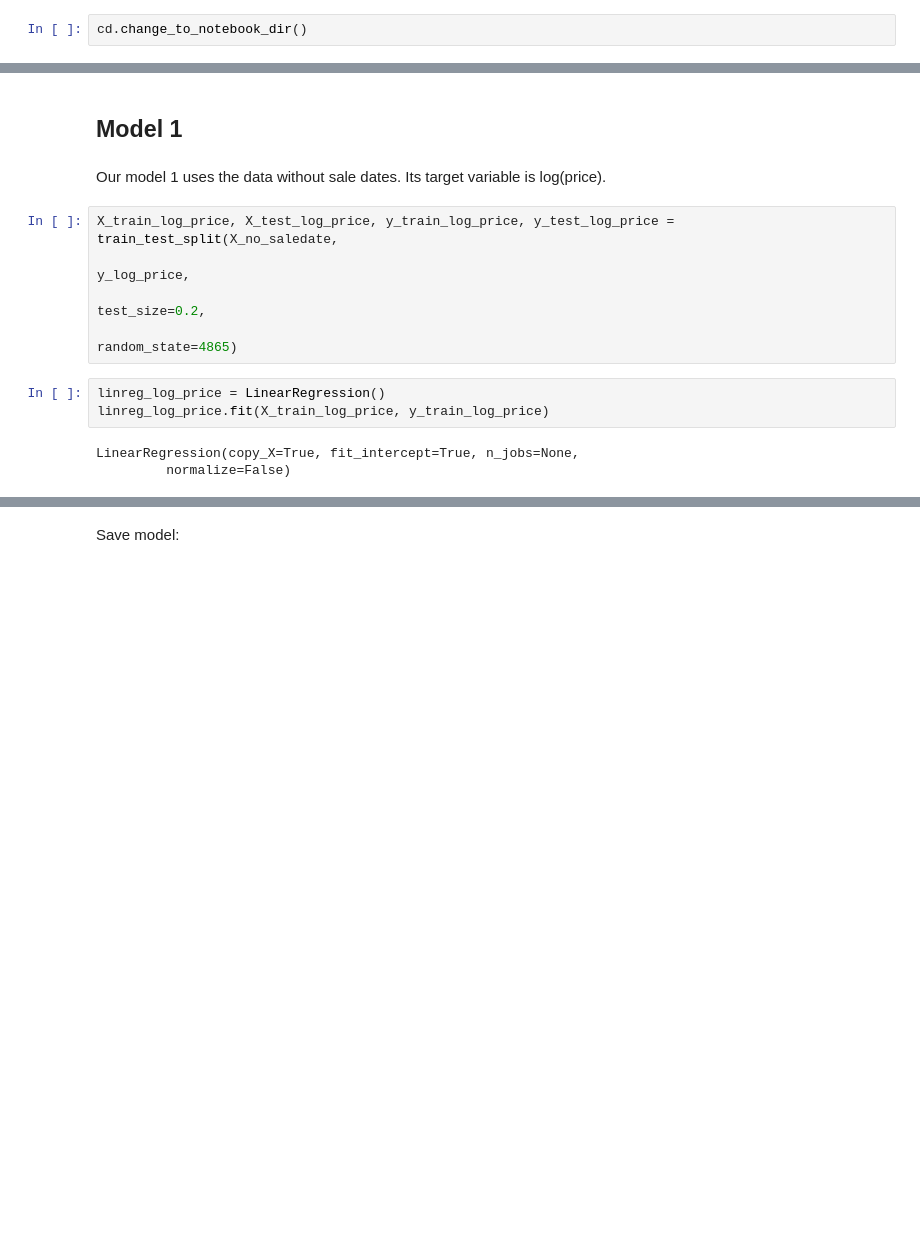
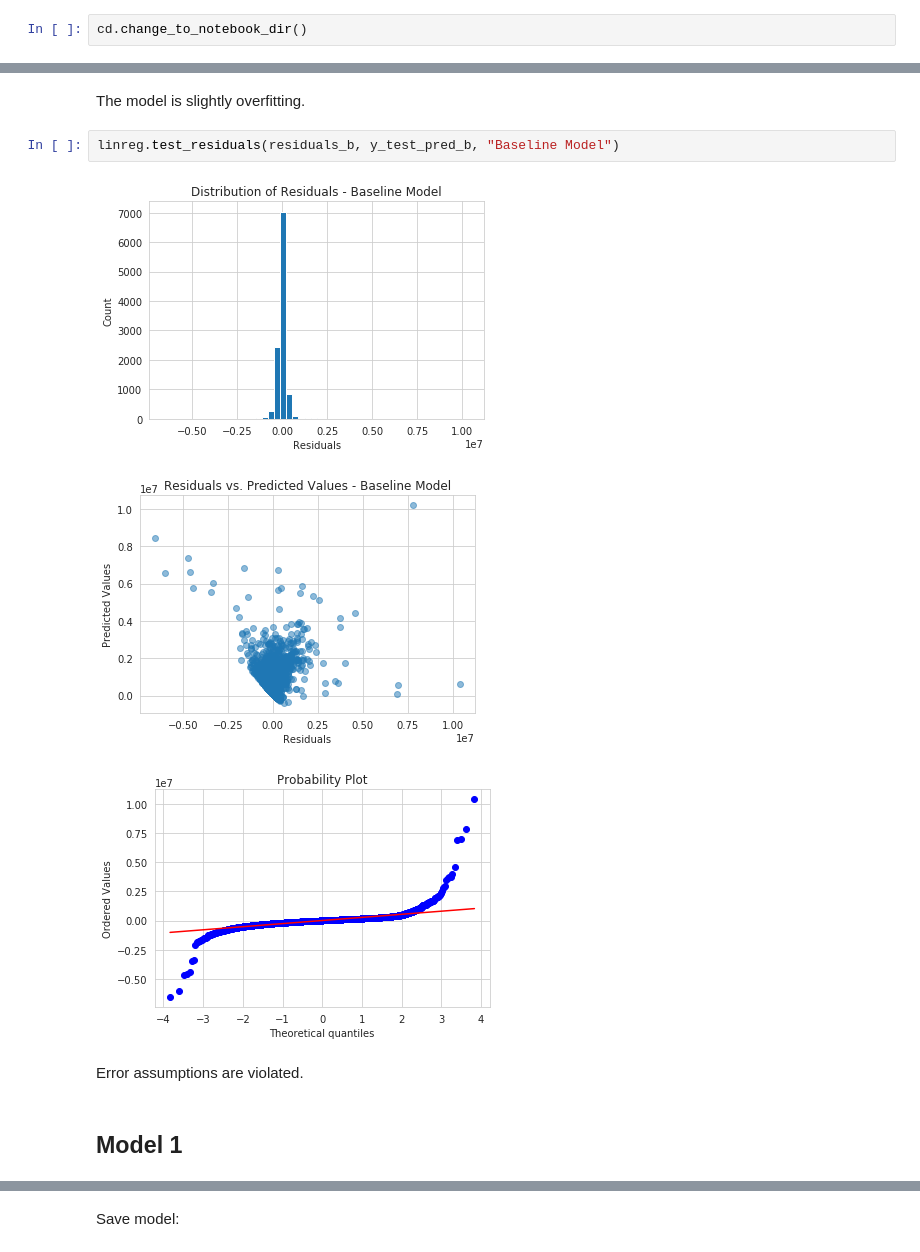
Before and after one commit to nt-ds/dc-residential-properties-analysis, a Jupyter notebook: notebooks/2.0-nt-linear-model.ipynb, the cells around one changed output, grey strips where cells are left out. Saved outputs shown, nothing was run; the diff lists cells and outputs as text; blank space fills up the shorter version.

```diff
--- a/notebooks/2.0-nt-linear-model.ipynb
+++ b/notebooks/2.0-nt-linear-model.ipynb
@@ -121,15 +92,12 @@ plt.show()
+# %% [markdown]
+The model is slightly overfitting.
+# %%
+linreg.test_residuals(residuals_b, y_test_pred_b, "Baseline Model")
+# %% [output]
+[figure, added]
+[figure, added]
+[figure, added]
+# %% [markdown]
+Error assumptions are violated.
 # %% [markdown]
 ## Model 1
-# %% [markdown]
-Our model 1 uses the data without sale dates. Its target variable is log(price).
-# %%
-X_train_log_price, X_test_log_price, y_train_log_price, y_test_log_price = train_test_split(X_no_saledate,
-                                                                                            y_log_price,
-                                                                                            test_size=0.2,
-                                                                                            random_state=4865)
-# %%
-linreg_log_price = LinearRegression()
-linreg_log_price.fit(X_train_log_price, y_train_log_price)
-# %% [output]
-LinearRegression(copy_X=True, fit_intercept=True, n_jobs=None,
-         normalize=False)
```
Also changed, not shown: parts of 114 cells of this notebook.
